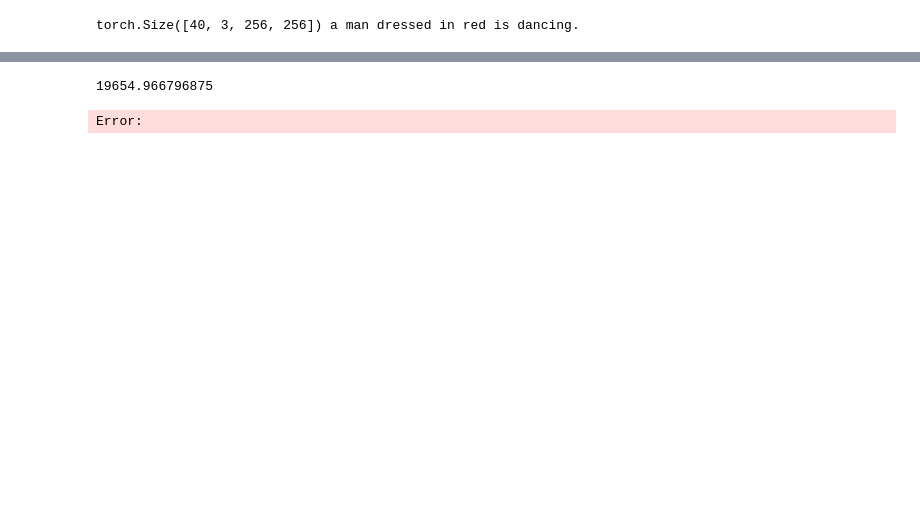
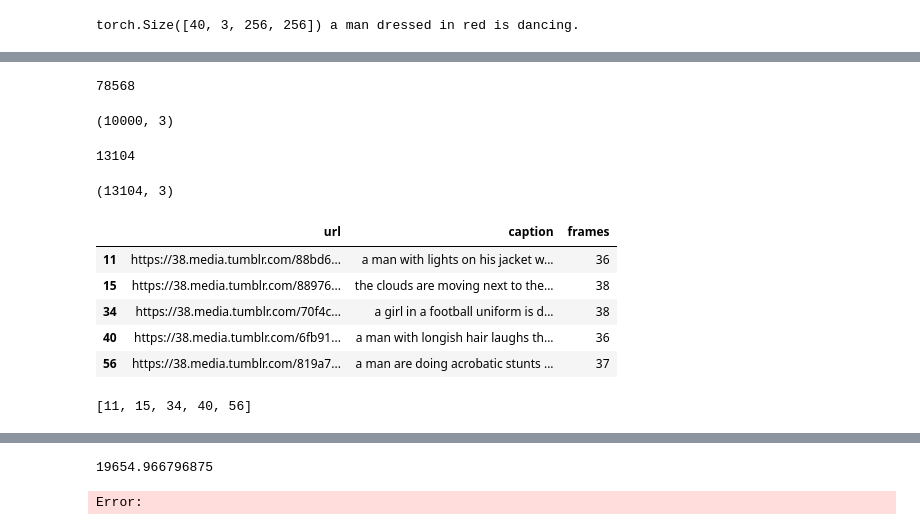
Before and after one commit to Ishushan02/Text-To-Video-Generation, a Jupyter notebook: 1_model_VQVAE.ipynb, the cells around one changed output, grey strips where cells are left out. Saved outputs shown, nothing was run; the diff lists cells and outputs as text; code cells hidden in the pictures; blank space fills up the shorter version.

Commit message:
Last CUmmulative Run On Training

```diff
--- a/1_model_VQVAE.ipynb
+++ b/1_model_VQVAE.ipynb
@@ -378,7 +378,7 @@ quantized_latents.shape, decoderOut.shape, codebook_loss, commitment_loss, encod
 # %%
 dataset = pd.read_csv("/Users/ishananand/Desktop/Text-To-Video-Generation/data/modified_tgif.csv")
 dataset = dataset[(dataset['frames'] <= 40) & (dataset['frames'] > 15)].copy().reset_index(drop=True)
-dataset = dataset[:10000] # thread 1 first 10000
+# dataset = dataset[:10000] # thread 1 first 10000
 
 dataset.shape
 # %% [output]
@@ -552,0 +628,40 @@ torch.Size([40, 3, 256, 256]) man stood next to window looks to the side
+# %%
+dataset.shape[0]
+# %% [output]
+78568
+# %%
+threads = []
+i = 0
+while i < dataset.shape[0]:
+    threads.append(dataset[i:i+10000])
+    i = i + 10000
+
+threads[0].shape
+# %% [output]
+(10000, 3)
+# %%
+cummulativeIndices = []
+
+for i in range(len(threads)):
+    indices = threads[i].index[threads[i]['frames'] > 35].tolist()
+    cummulativeIndices.extend(indices)
+
+print(len(cummulativeIndices))
+cummulativeData = dataset.loc[cummulativeIndices]
+cummulativeData.shape
+# %% [output]
+13104
+(13104, 3)
+# %%
+cummulativeData.head()
+# %% [output]
+|  | url | caption | frames |
+| 11 | https://38.media.tumblr.com/88bd6... | a man with lights on his jacket w... | 36 |
+| 15 | https://38.media.tumblr.com/88976... | the clouds are moving next to the... | 38 |
+| 34 | https://38.media.tumblr.com/70f4c... | a girl in a football uniform is d... | 38 |
+| 40 | https://38.media.tumblr.com/6fb91... | a man with longish hair laughs th... | 36 |
+| 56 | https://38.media.tumblr.com/819a7... | a man are doing acrobatic stunts ... | 37 |
+# %%
+cummulativeIndices[:5]
+# %% [output]
+[11, 15, 34, 40, 56]
```
Also changed, not shown: parts of 8 cells of this notebook.
